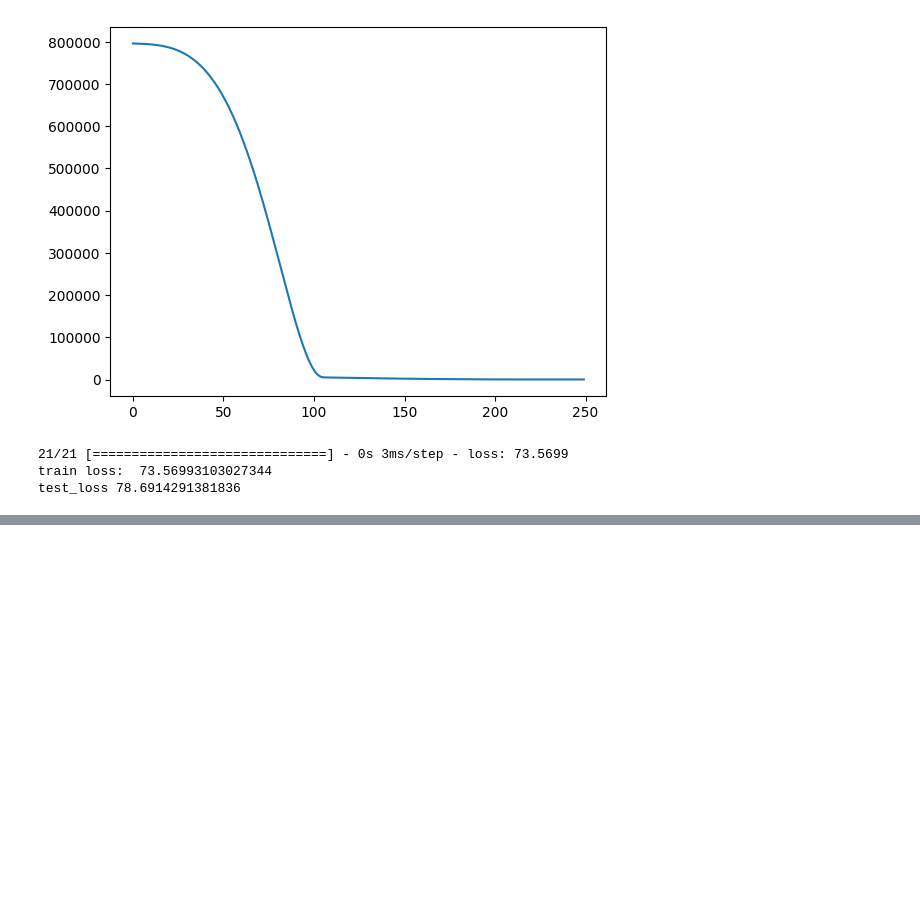
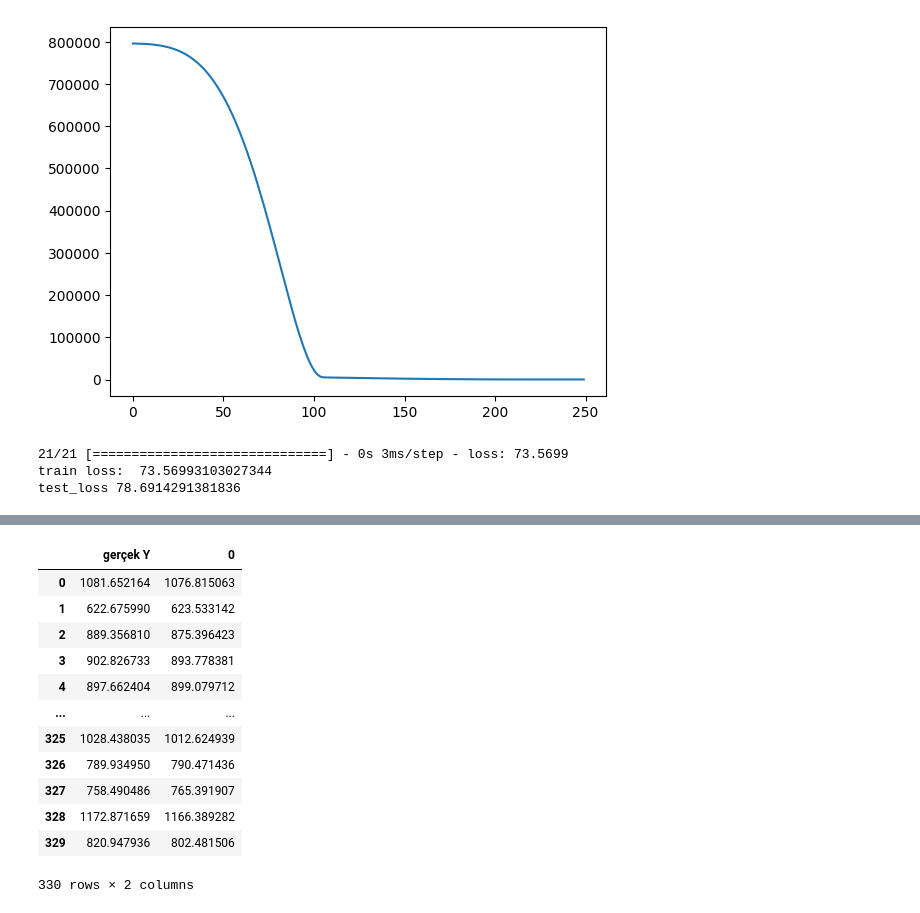
Before and after one commit to osmantemel/data-science, a Jupyter notebook: Tensorflow/Model1/1.ipynb, the cells around one changed output, grey strips where cells are left out. Cells and saved outputs as stored; diff of their text form; code cells hidden in the pictures; blank space fills up the shorter version.

```diff
--- a/Tensorflow/Model1/1.ipynb
+++ b/Tensorflow/Model1/1.ipynb
@@ -118,0 +130,17 @@ test_loss 78.6914291381836
+# %%
+tahminDf = pd.concat([tahminDf,testTahminleri],axis=1)
+tahminDf
+# %% [output]
+|  | gerçek Y | 0 |
+| 0 | 1081.652164 | 1076.815063 |
+| 1 | 622.675990 | 623.533142 |
+| 2 | 889.356810 | 875.396423 |
+| 3 | 902.826733 | 893.778381 |
+| 4 | 897.662404 | 899.079712 |
+| ... | ... | ... |
+| 325 | 1028.438035 | 1012.624939 |
+| 326 | 789.934950 | 790.471436 |
+| 327 | 758.490486 | 765.391907 |
+| 328 | 1172.871659 | 1166.389282 |
+| 329 | 820.947936 | 802.481506 |
+330 rows × 2 columns
```
Also changed, not shown: parts of 9 cells of this notebook.
